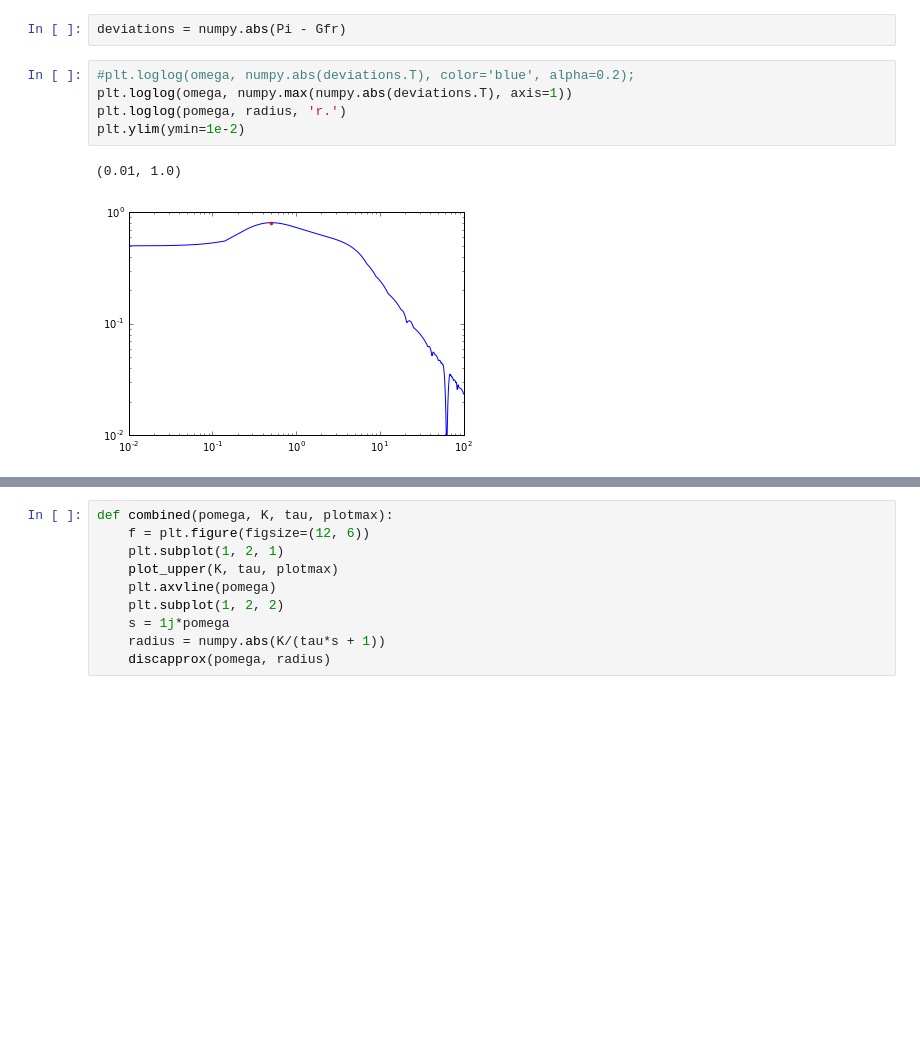
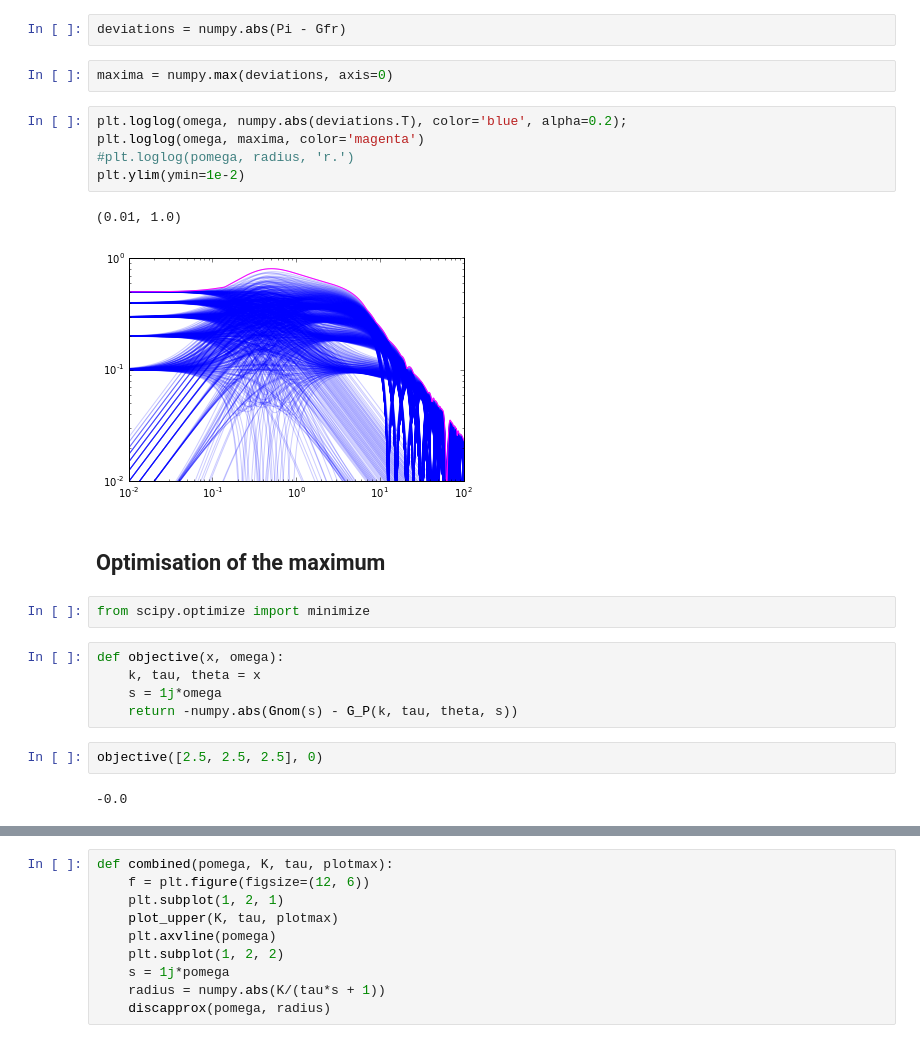
Before and after one commit to alchemyst/Skogestad-Python, a Jupyter notebook: notebooks/Uncertainty.ipynb, the cells around one changed output, grey strips where cells are left out. Drawn from its saved outputs; the diff is of its cells as text; blank space fills up the shorter version.

```diff
--- a/notebooks/Uncertainty.ipynb
+++ b/notebooks/Uncertainty.ipynb
@@ -112,10 +125,26 @@ Pi = numpy.array([G_P(k, theta, tau, s)
 # %%
 deviations = numpy.abs(Pi - Gfr)
+# %%
+maxima = numpy.max(deviations, axis=0)
 # %%
-#plt.loglog(omega, numpy.abs(deviations.T), color='blue', alpha=0.2);
-plt.loglog(omega, numpy.max(numpy.abs(deviations.T), axis=1))
-plt.loglog(pomega, radius, 'r.')
+plt.loglog(omega, numpy.abs(deviations.T), color='blue', alpha=0.2);
+plt.loglog(omega, maxima, color='magenta')
+#plt.loglog(pomega, radius, 'r.')
 plt.ylim(ymin=1e-2)
 # %% [output]
 (0.01, 1.0)
-[figure, old version]
+[figure, new version]
+# %% [markdown]
+Optimisation of the maximum
+---------------------------
+# %%
+from scipy.optimize import minimize
+# %%
+def objective(x, omega):
+    k, tau, theta = x
+    s = 1j*omega
+    return -numpy.abs(Gnom(s) - G_P(k, tau, theta, s))
+# %%
+objective([2.5, 2.5, 2.5], 0)
+# %% [output]
+-0.0
```
Also changed, not shown: parts of 13 cells of this notebook.
